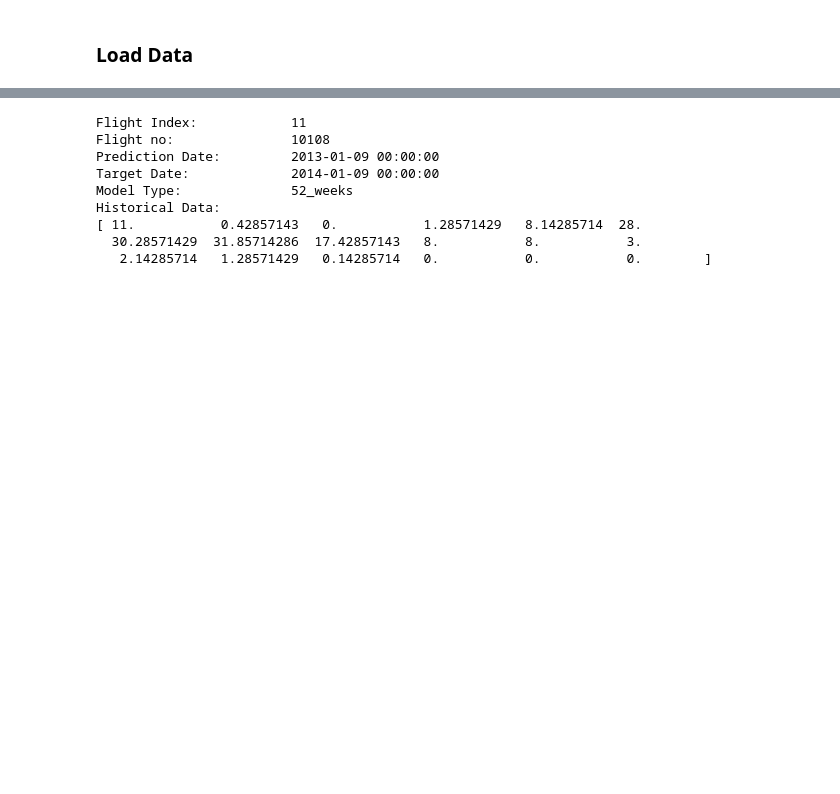
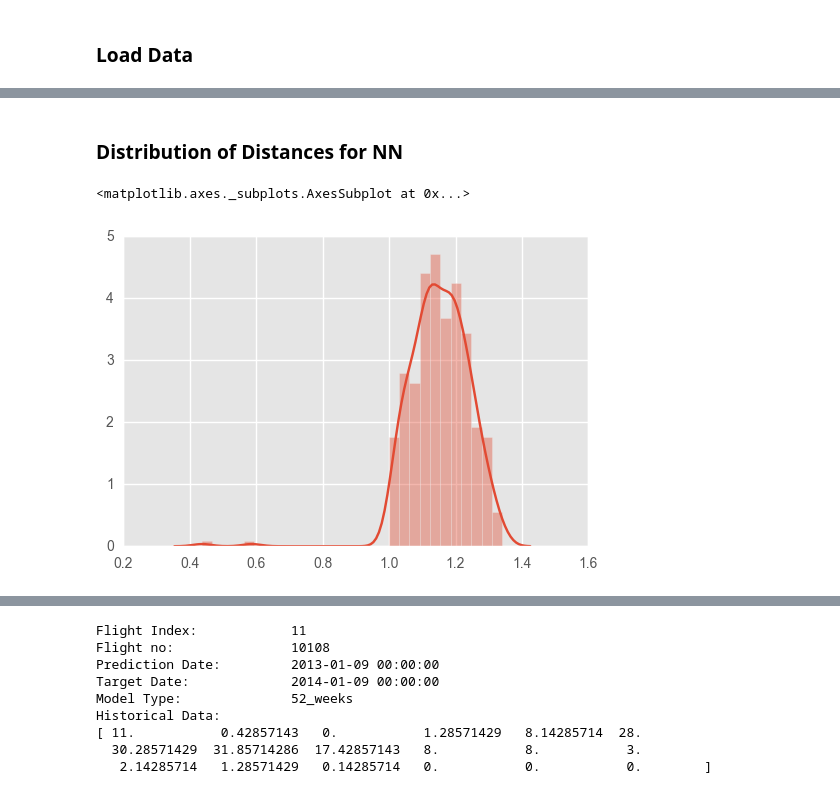
Before and after one commit to glennmoy/Dublin-Airport-Challenge, a Jupyter notebook: EDA_glenn.ipynb, the cells around one changed output, grey strips where cells are left out. Saved outputs shown, nothing was run; the diff lists cells and outputs as text; code cells hidden in the pictures; blank space fills up the shorter version.

```diff
--- a/EDA_glenn.ipynb
+++ b/EDA_glenn.ipynb
@@ -137,0 +251,7 @@ print(nearest_neighbours[nearest_neighbours[:,2].argsort()][:50])
+# %% [markdown]
+### Distribution of Distances for NN
+# %%
+sns.distplot((nearest_neighbours[:,2][:2000]))
+# %% [output]
+<matplotlib.axes._subplots.AxesSubplot at 0x...>
+[figure, added]
```
Also changed, not shown: parts of 26 cells of this notebook, 2 other files.
